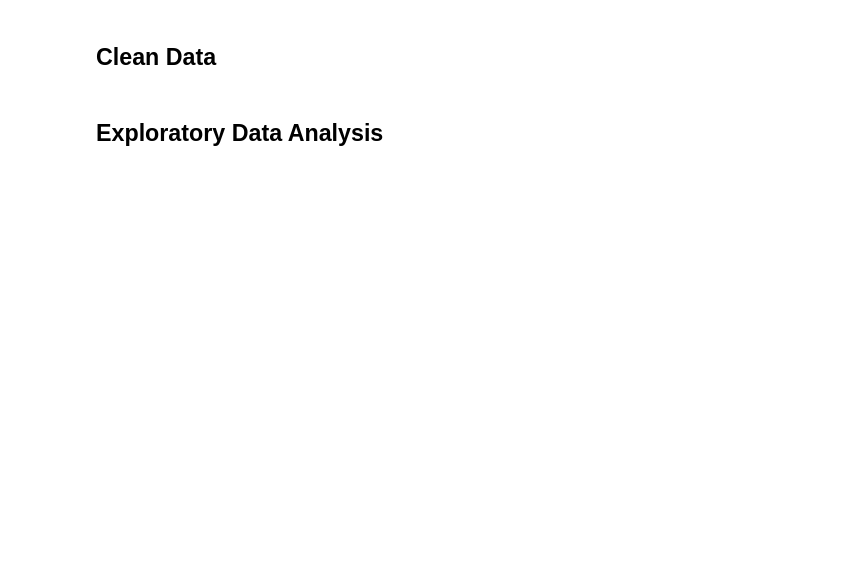
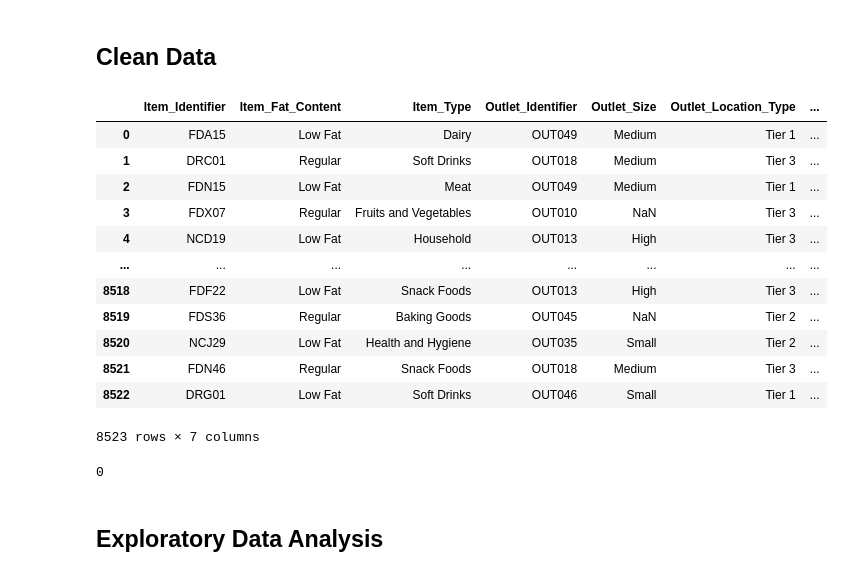
Before and after one commit to Mugishagentle/Prediction-of-Product-Sales, a Jupyter notebook: Prediction_of_Product_Sales_.ipynb, the cells around one changed output. Cells and saved outputs as stored; diff of their text form; code cells hidden in the pictures; blank space fills up the shorter version.

```diff
--- a/Prediction_of_Product_Sales_.ipynb
+++ b/Prediction_of_Product_Sales_.ipynb
@@ -10,0 +17,7 @@
+# %%
+#Import pandas
+import pandas as pd
+
+# Save the filepath and load the data as "df_titanic"
+fpath = "/content/drive/MyDrive/CodingDojo/01-Fundamentals/Week02/Data/sales_predictions_2023.csv"
+df = pd.read_csv(fpath)
@@ -11,4 +67,30 @@
 # %% [markdown]
 ## Clean Data
+# %%
+# view only object columns to check if some need to be converted
+object_columns = df.select_dtypes(include=['object'])
+object_columns
+# %% [output]
+|  | Item_Identifier | Item_Fat_Content | Item_Type | Outlet_Identifier | Outlet_Size | Outlet_Location_Type | ... |
+| 0 | FDA15 | Low Fat | Dairy | OUT049 | Medium | Tier 1 | ... |
+| 1 | DRC01 | Regular | Soft Drinks | OUT018 | Medium | Tier 3 | ... |
+| 2 | FDN15 | Low Fat | Meat | OUT049 | Medium | Tier 1 | ... |
+| 3 | FDX07 | Regular | Fruits and Vegetables | OUT010 | NaN | Tier 3 | ... |
+| 4 | NCD19 | Low Fat | Household | OUT013 | High | Tier 3 | ... |
+| ... | ... | ... | ... | ... | ... | ... | ... |
+| 8518 | FDF22 | Low Fat | Snack Foods | OUT013 | High | Tier 3 | ... |
+| 8519 | FDS36 | Regular | Baking Goods | OUT045 | NaN | Tier 2 | ... |
+| 8520 | NCJ29 | Low Fat | Health and Hygiene | OUT035 | Small | Tier 2 | ... |
+| 8521 | FDN46 | Regular | Snack Foods | OUT018 | Medium | Tier 3 | ... |
+| 8522 | DRG01 | Low Fat | Soft Drinks | OUT046 | Small | Tier 1 | ... |
+8523 rows × 7 columns
+# %%
+# identify duplicated rows
+duplicated_rows = df.duplicated()
+
+# Get the sum of duplicated_rows filter to see the number of duplicate rows
+df.duplicated().sum()
+# %% [output]
+0
 # %% [markdown]
 ## Exploratory Data Analysis
```
Also changed, not shown: parts of 6 cells of this notebook.
